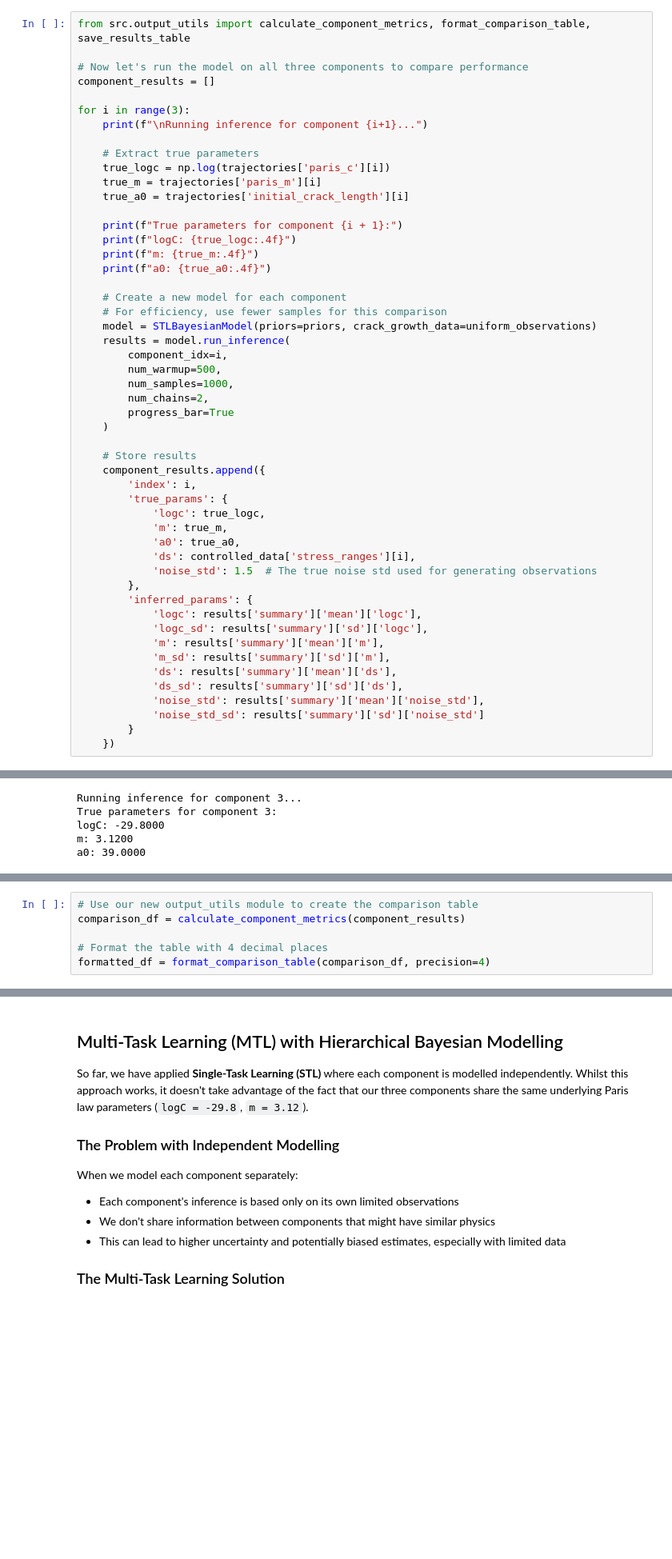
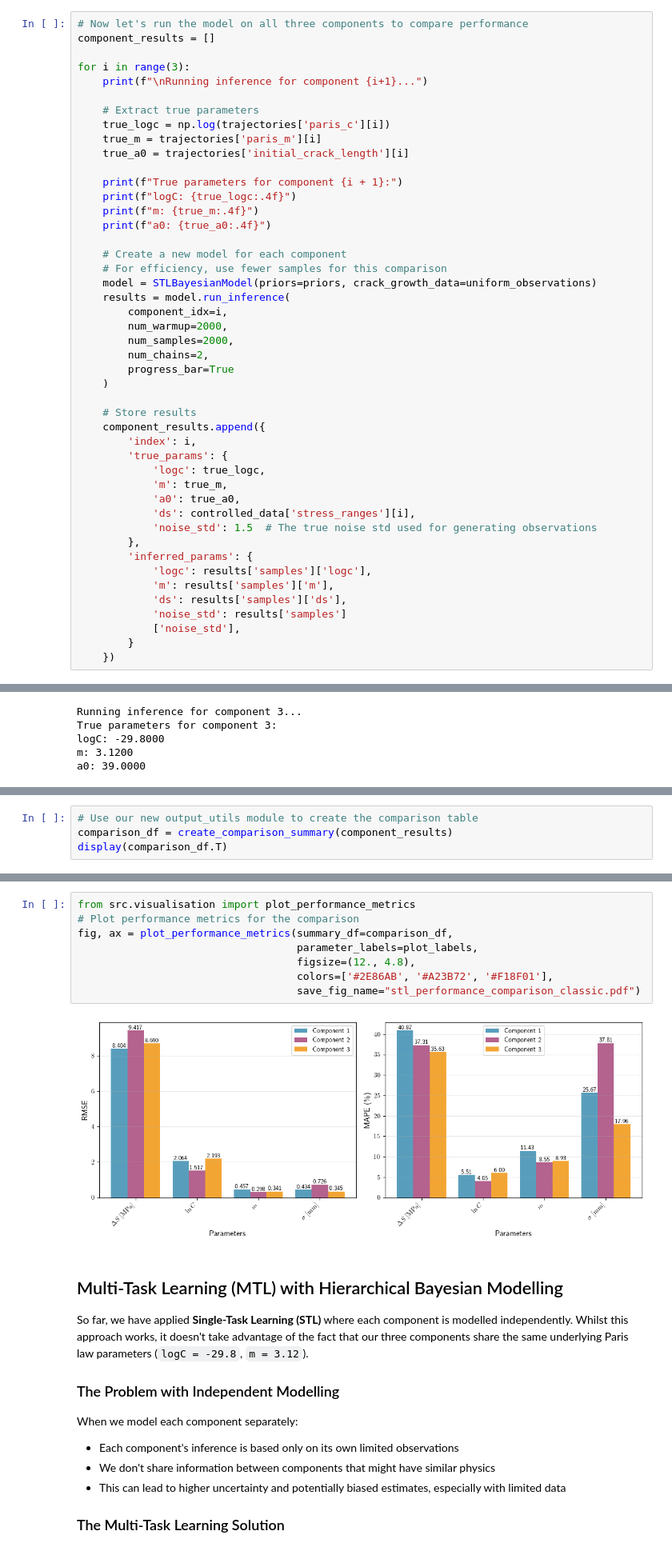
Before and after one commit to nsilionis/hierarchical-crack-growth-monitoring, a Jupyter notebook: notebooks/demo_classic_fatigue.ipynb, the cells around one changed output, grey strips where cells are left out. Shown at 80% size. Cells and saved outputs as stored; diff of their text form; blank space fills up the shorter version.

Commit message:
Round it out results for STL.

```diff
--- a/notebooks/demo_classic_fatigue.ipynb
+++ b/notebooks/demo_classic_fatigue.ipynb
@@ -525,6 +525,4 @@ warnings.filterwarnings("ignore", category=UserWarning, module="numpyro.infer.mc
 # %%
-from src.output_utils import calculate_component_metrics, format_comparison_table, save_results_table
-
 # Now let's run the model on all three components to compare performance
 component_results = []
 
@@ -546,8 +544,8 @@ for i in range(3):
     model = STLBayesianModel(priors=priors, crack_growth_data=uniform_observations)
     results = model.run_inference(
         component_idx=i,
-        num_warmup=500,
-        num_samples=1000,
+        num_warmup=2000,
+        num_samples=2000,
         num_chains=2,
         progress_bar=True
     )
@@ -563,14 +561,11 @@ for i in range(3):
             'noise_std': 1.5  # The true noise std used for generating observations
         },
         'inferred_params': {
-            'logc': results['summary']['mean']['logc'],
-            'logc_sd': results['summary']['sd']['logc'],
-            'm': results['summary']['mean']['m'],
-            'm_sd': results['summary']['sd']['m'],
-            'ds': results['summary']['mean']['ds'],
-            'ds_sd': results['summary']['sd']['ds'],
-            'noise_std': results['summary']['mean']['noise_std'],
-            'noise_std_sd': results['summary']['sd']['noise_std']
+            'logc': results['samples']['logc'],
+            'm': results['samples']['m'],
+            'ds': results['samples']['ds'],
+            'noise_std': results['samples']
+            ['noise_std'],
         }
     })
 # %% [output]
@@ -592,6 +589,4 @@ a0: 39.0000
 # %%
 # Use our new output_utils module to create the comparison table
-comparison_df = calculate_component_metrics(component_results)
-
-# Format the table with 4 decimal places
-formatted_df = format_comparison_table(comparison_df, precision=4)
+comparison_df = create_comparison_summary(component_results)
+display(comparison_df.T)
@@ -606,3 +615,13 @@ formatted_df
+# %%
+from src.visualisation import plot_performance_metrics
+# Plot performance metrics for the comparison
+fig, ax = plot_performance_metrics(summary_df=comparison_df,
+                                   parameter_labels=plot_labels,
+                                   figsize=(12., 4.8),
+                                   colors=['#2E86AB', '#A23B72', '#F18F01'],
+                                   save_fig_name="stl_performance_comparison_classic.pdf")
+# %% [output]
+[figure, added]
 # %% [markdown]
 ## Multi-Task Learning (MTL) with Hierarchical Bayesian Modelling
 
```
Also changed, not shown: parts of 16 cells of this notebook.
